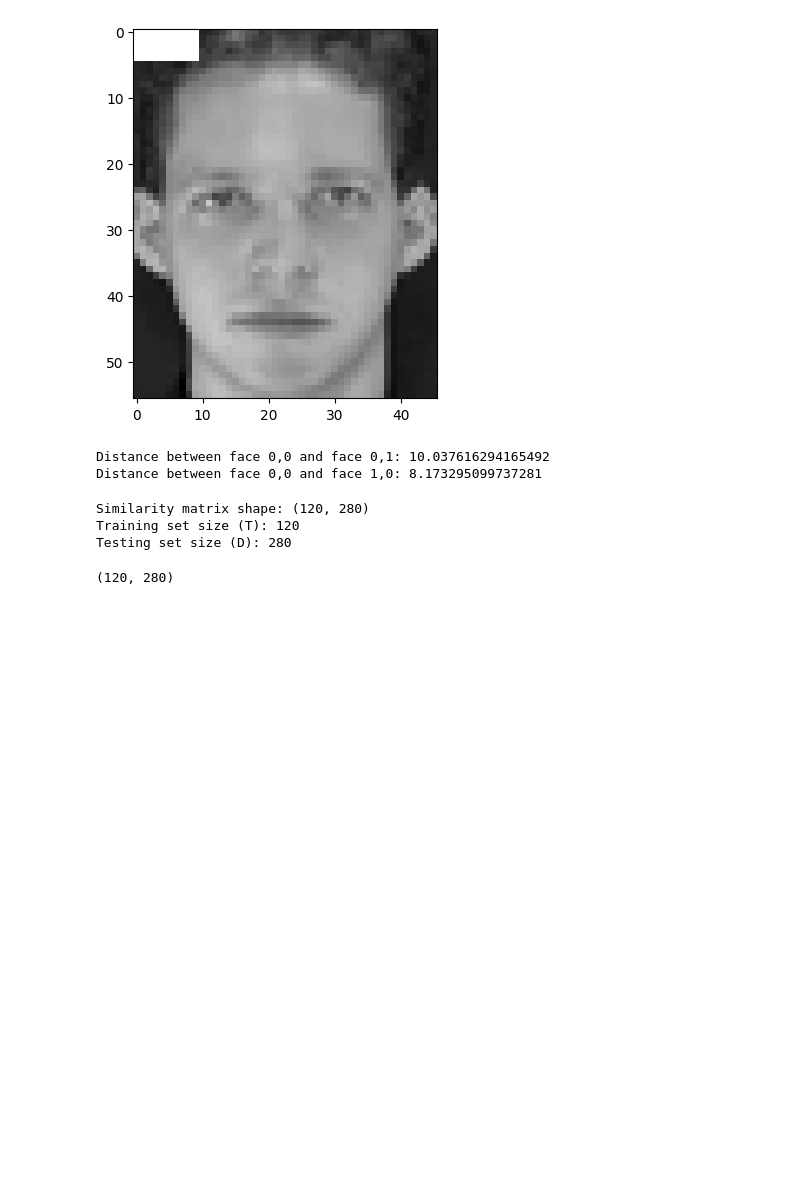
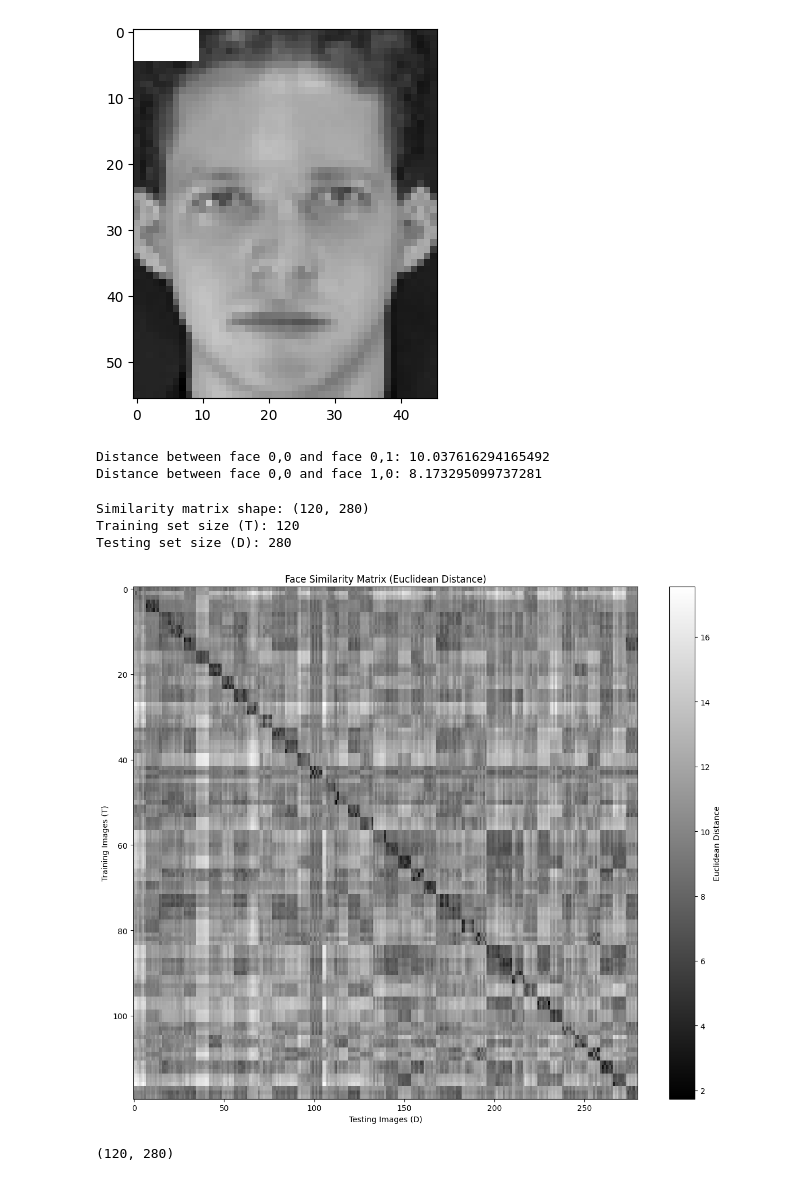
Before and after one commit to PavarisAsawa/PatternRecognition-Dimensionality_Reduction, a Jupyter notebook: Chapter2.ipynb, the cells around one changed output. Drawn from its saved outputs; the diff is of its cells as text; code cells hidden in the pictures; blank space fills up the shorter version.

```diff
--- a/Chapter2.ipynb
+++ b/Chapter2.ipynb
@@ -97,41 +97,42 @@ def compute_similarity_matrix(T, D):
 # %%
 # Load all images into xf dictionary
 for person in range(40):
     for image in range(10):
         xf[person, image] = img_as_float(data['facedata'][person, image])
 
 # Build training set T (first 3 images from each of 40 people)
 T = []
 for person in range(40):
     for image in range(3):
         T.append(xf[person, image])
 
 # Build testing set D (images 3-9 from each of 40 people)
 D = []
 for person in range(40):
     for image in range(3, 10):
         D.append(xf[person, image])
 
 # Compute similarity matrix A
 A = compute_similarity_matrix(T, D)
 
 print("Similarity matrix shape:", A.shape)
 print("Training set size (T):", len(T))
 print("Testing set size (D):", len(D))
 
 # # Visualize the similarity matrix as an image
-# plt.figure(figsize=(12, 10))
-# plt.imshow(A, cmap='hot', aspect='auto')
-# plt.colorbar(label='Euclidean Distance')
-# plt.xlabel('Testing Images (D)')
-# plt.ylabel('Training Images (T)')
-# plt.title('Face Similarity Matrix (Euclidean Distance)')
-# plt.tight_layout()
-# plt.show()
+plt.figure(figsize=(12, 10))
+plt.imshow(A, cmap='gray', aspect='auto')
+plt.colorbar(label='Euclidean Distance')
+plt.xlabel('Testing Images (D)')
+plt.ylabel('Training Images (T)')
+plt.title('Face Similarity Matrix (Euclidean Distance)')
+plt.tight_layout()
+plt.show()
 # %% [output]
 Similarity matrix shape: (120, 280)
 Training set size (T): 120
 Testing set size (D): 280
+[figure, added]
 # %%
 print(A.shape)
 # %% [output]
```
Also changed, not shown: parts of 1 cell of this notebook, 1 other file.
